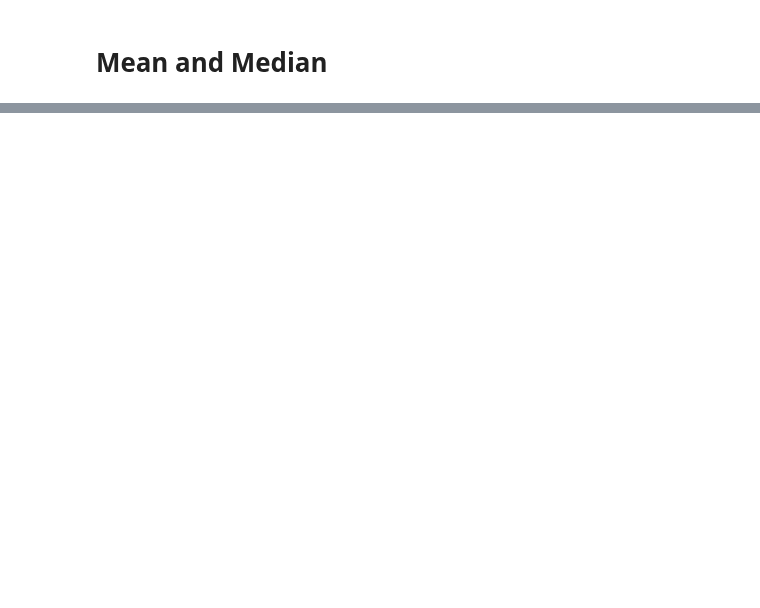
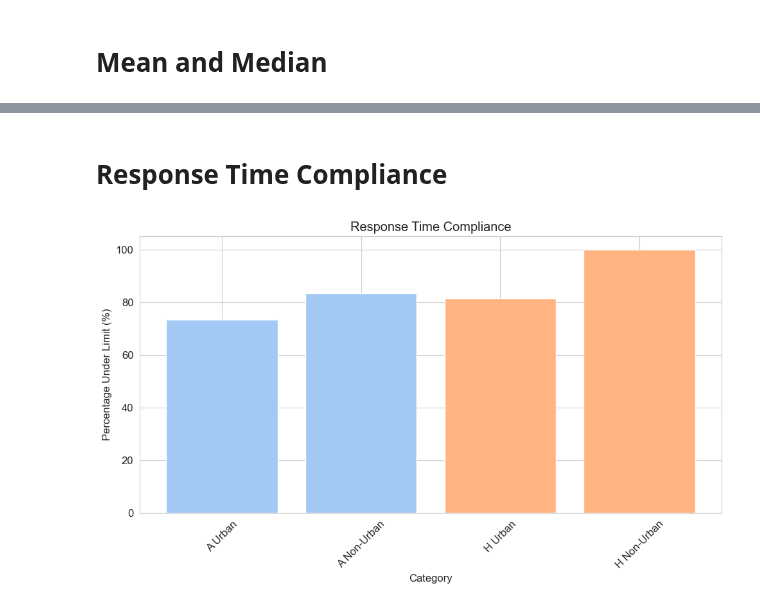
Before and after one commit to Emergency-Optimizers/Data-Processing, a Jupyter notebook: source/simulator_analysis/temp_simulator_analysis.ipynb, the cells around one changed output, grey strips where cells are left out. Drawn from its saved outputs; the diff is of its cells as text; code cells hidden in the pictures; blank space fills up the shorter version.

```diff
--- a/source/simulator_analysis/temp_simulator_analysis.ipynb
+++ b/source/simulator_analysis/temp_simulator_analysis.ipynb
@@ -126,0 +166,61 @@ SyntaxError: '(' was never closed (69257962.py, line 14)
+# %% [markdown]
+# Response Time Compliance
+# %%
+# Define limits
+limits = {
+    'A': {'Urban': 12, 'Non-Urban': 25},
+    'H': {'Urban': 30, 'Non-Urban': 40}
+}
+
+# Create a function to determine if the response is under the limit
+def is_under_limit(row):
+    for triage in ['A', 'H']:
+        if row['triage_impression_during_call'] == triage:
+            limit_type = 'Urban' if row['urban'] else 'Non-Urban'
+            return row['total_response_time'] <= limits[triage][limit_type]
+    return False
+
+
+# Apply the function
+df['is_under_limit'] = df.apply(is_under_limit, axis=1)
+
+# Filter out the triage categories other than A and H
+filtered_data = df[df['triage_impression_during_call'].isin(['A', 'H'])]
+
+# Calculate percentages
+percentage_under_limit = filtered_data.groupby(['triage_impression_during_call', 'urban'])['is_under_limit'].mean() * 100
+
+# Prepare data for bar chart
+bar_data = percentage_under_limit.reset_index()
+bar_data['Area Type'] = bar_data['urban'].map({True: 'Urban', False: 'Non-Urban'})
+bar_data['Category'] = bar_data['triage_impression_during_call'] + " " + bar_data['Area Type']
+
+sort_order = ['A Urban', 'A Non-Urban', 'H Urban', 'H Non-Urban']
+bar_data['sort_key'] = pd.Categorical(bar_data['Category'], categories=sort_order, ordered=True)
+bar_data = bar_data.sort_values('sort_key')
+
+palette = sns.color_palette()
+blue = palette[0]  # Default blue
+orange = palette[1]  # Default orange
+
+# Assign colors based on the triage category
+bar_data['color'] = bar_data['triage_impression_during_call'].map({'A': blue, 'H': orange})
+
+# Plotting the bar chart with Seaborn's blue and orange colors
+plt.figure(figsize=(10, 6))
+for i, row in bar_data.iterrows():
+    plt.bar(row['Category'], row['is_under_limit'], color=row['color'])
+# Assign colors based on the triage category
+bar_data['color'] = bar_data['triage_impression_during_call'].map({'A': 'blue', 'H': 'orange'})
+
+# Adding labels and title
+plt.xlabel('Category')
+plt.ylabel('Percentage Under Limit (%)')
+plt.title('Response Time Compliance')
+plt.xticks(rotation=45)
+
+# Display the plot
+plt.tight_layout()
+plt.show()
+# %% [output]
+[figure, added]
```
Also changed, not shown: parts of 12 cells of this notebook, 5 other files.
